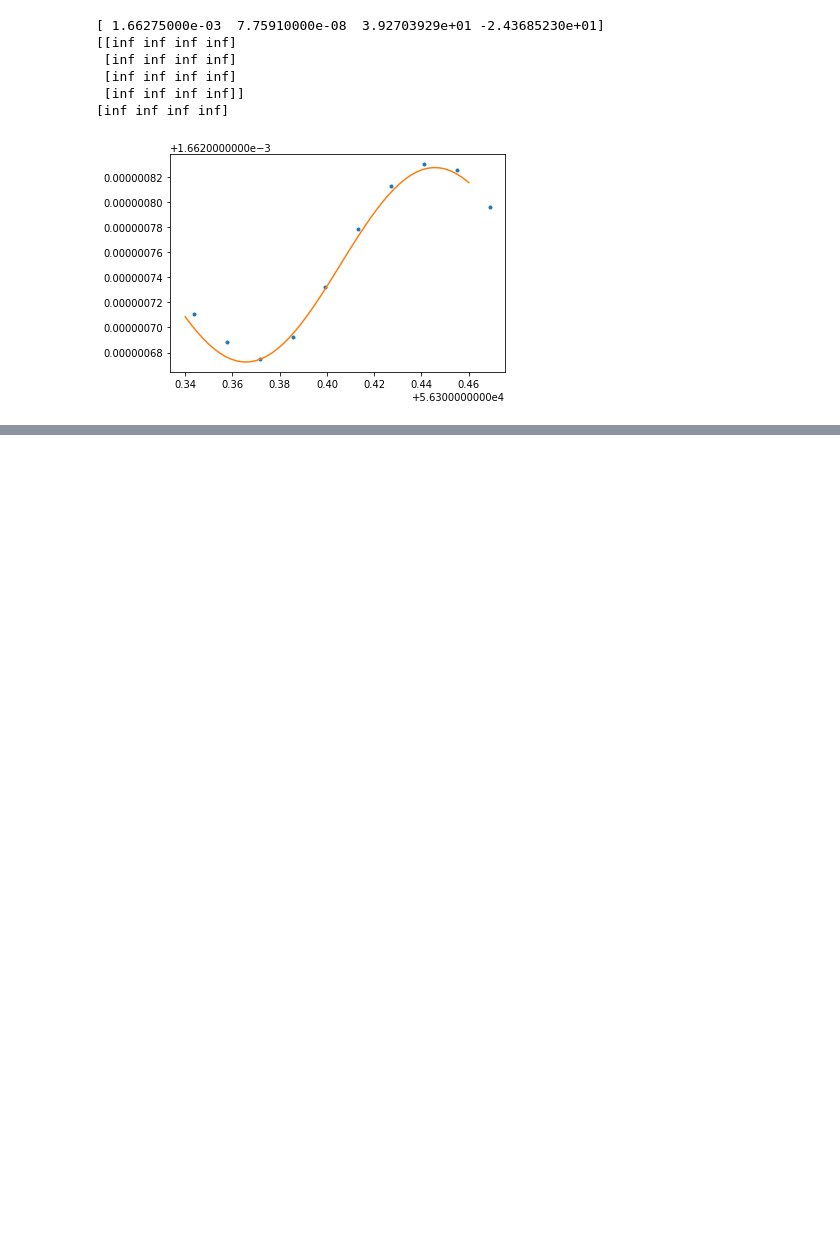
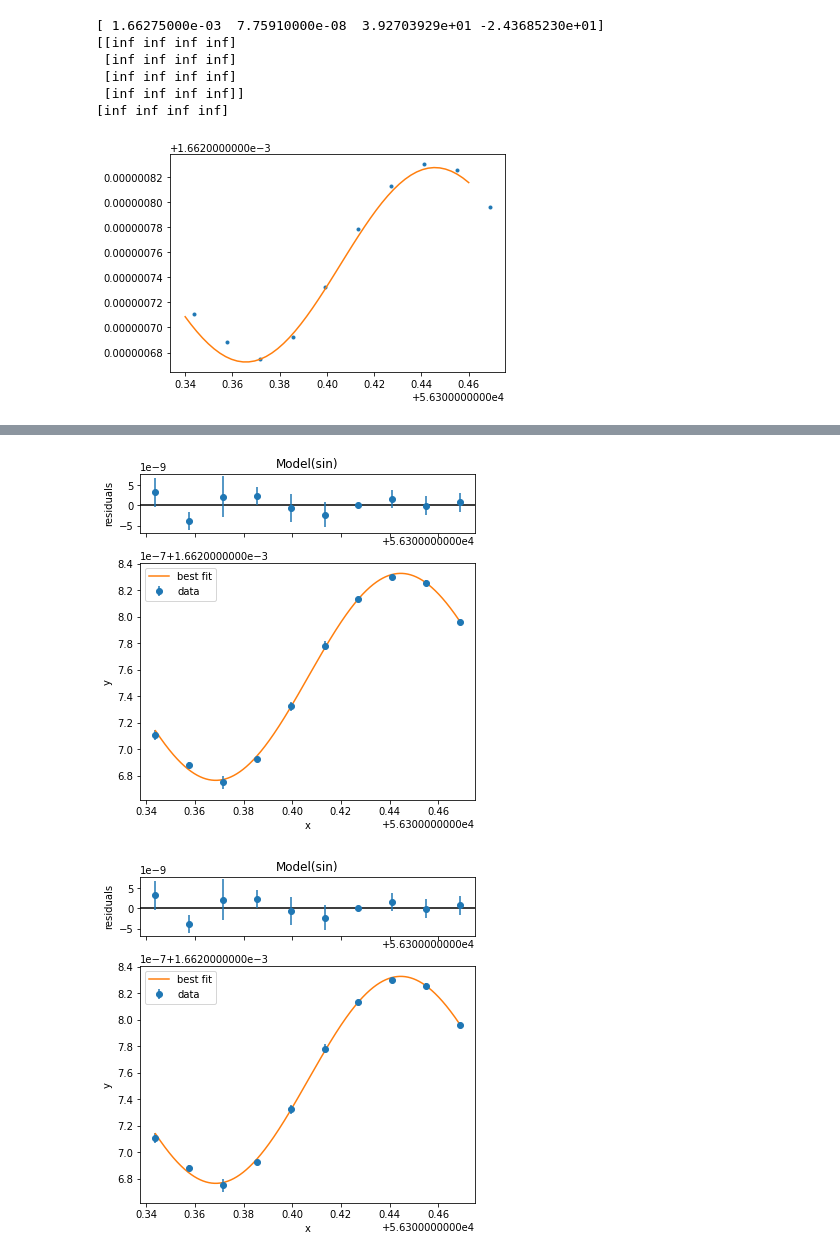
Before and after one commit to Yousousen/pulsar_analysis, a Jupyter notebook: src/script/analysis_pulsar2.ipynb, the cells around one changed output, grey strips where cells are left out. Cells and saved outputs as stored; diff of their text form; code cells hidden in the pictures; blank space fills up the shorter version.

```diff
--- a/src/script/analysis_pulsar2.ipynb
+++ b/src/script/analysis_pulsar2.ipynb
@@ -593,0 +596,18 @@ plt.ticklabel_format(style = 'plain')
+# %%
+sin = lambda x, amplitude, omega, offset, phase: amplitude * np.sin(omega* x + phase) + offset # x needs to be given first.
+model_curve = models.Model(sin, name='sin')
+
+#params = Parameters()
+#params.add('offset', value=.00166275, vary=True)
+#params.add('amplitude', value=7.81285*10 ** -8, vary=True)
+#params.add('omega', value=41.3487, vary=True)
+#params.add('phase', value=-117036, vary=True)
+#fit = model_curve.fit(y, params, x=x, weights=1/errors2)
+
+#offset =  0.00166275
+#amplitude = 7.81285*10 ** -8
+#omega = 41.3487
+#phase = -117036
+
+fit = model_curve.fit(data=y, x=x, amplitude=amplitude, omega=omega, offset=offset, phase=3, weights=1/errors2)
+fit
@@ -593,0 +632,5 @@ plt.ticklabel_format(style = 'plain')
+# %%
+fit.plot(numpoints=100000)
+# %% [output]
+[figure, added]
+[figure, added]
```
Also changed, not shown: parts of 3 cells of this notebook, 1 other file.
